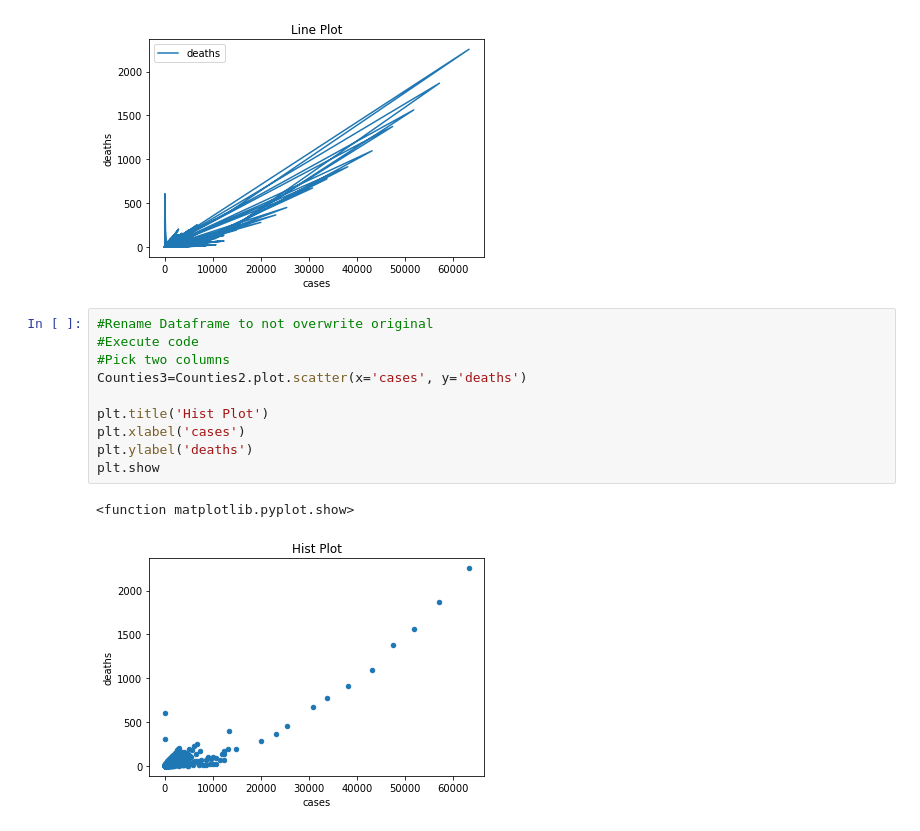
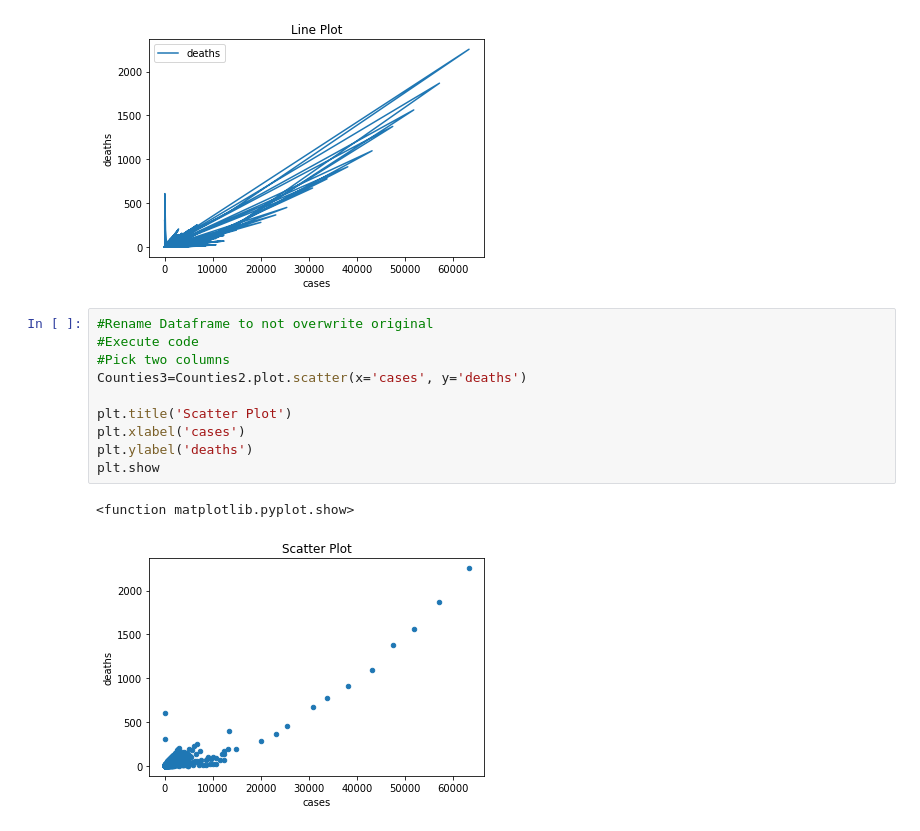
Before and after one commit to marcusmayo/Data-Visualizations, a Jupyter notebook: Data_Visualizations.ipynb, the cells around one changed output. Drawn from its saved outputs; the diff is of its cells as text.

```diff
--- a/Data_Visualizations.ipynb
+++ b/Data_Visualizations.ipynb
@@ -131,13 +131,13 @@ plt.show
 # %%
 #Rename Dataframe to not overwrite original
 #Execute code
 #Pick two columns
 Counties3=Counties2.plot.scatter(x='cases', y='deaths')
 
-plt.title('Hist Plot')
+plt.title('Scatter Plot')
 plt.xlabel('cases')
 plt.ylabel('deaths')
 plt.show
 # %% [output]
 <function matplotlib.pyplot.show>
-[figure, old version]
+[figure, new version]
```
Also changed, not shown: parts of 4 cells of this notebook.
